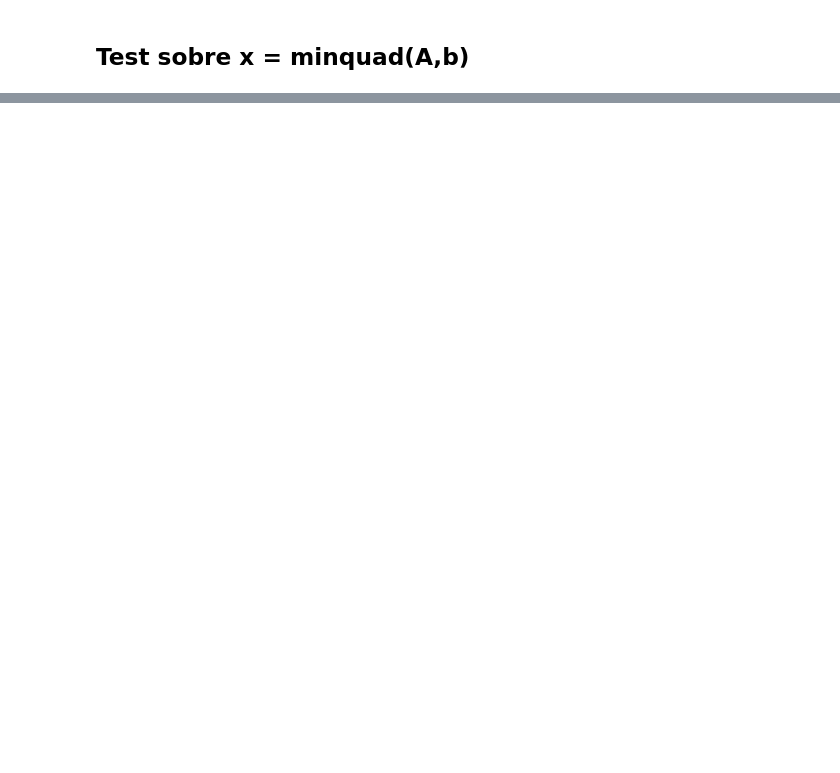
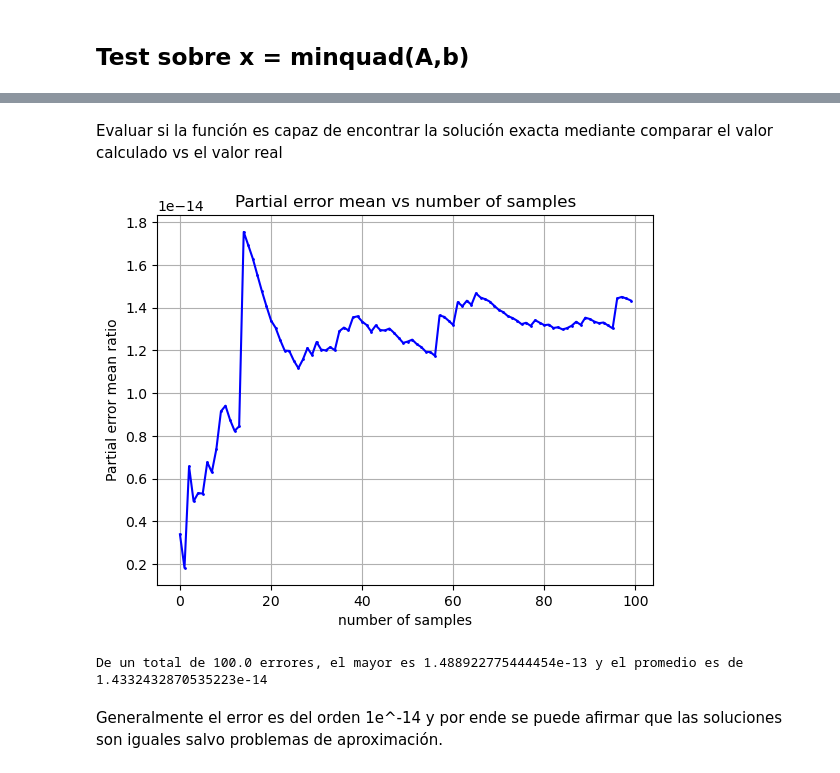
Before and after one commit to Darkrayyss/Tarea-1-Numerical-Analysis-II, a Jupyter notebook: Entregable_Informe1_Diego_Astaburuaga .ipynb, the cells around one changed output, grey strips where cells are left out. Drawn from its saved outputs; the diff is of its cells as text; code cells hidden in the pictures; blank space fills up the shorter version.

Commit message:
Revisar testeo pregunta 4 para otros valores
Todo debería estar en orden salvo errores menores en el código que tal vez afecten todo.

```diff
--- a/Entregable_Informe1_Diego_Astaburuaga .ipynb
+++ b/Entregable_Informe1_Diego_Astaburuaga .ipynb
@@ -63,7 +66,7 @@ def printif(text ,var=1):
 
 def qt(A, verbose=0):
     '''Return a representation of the factorization QA=T with Q mxm orthonormal and T matrix mxn triangular north-east
-     where W=(w_1,...,w_n)'''
+     where W=(w_1,...,w_n), verbose is for see the progress'''
     m, n = np.shape(A) # dimension
     # m<n error
     if m < n:
@@ -75,7 +78,7 @@ def qt(A, verbose=0):
         printif(f"-------------  k = {k}  -------------", verbose)
         x_k = np.copy(A[k:,k])
         # if it is trivial case: x_1 = b*e_1, we asume w_k = 0
-        if np.round(np.linalg.norm(x_k[1:], ord=2), 14) != 0:
+        if np.round(np.linalg.norm(x_k[1:], ord=2), 16) != 0:
             # lema 27
             printif("Calculating with lema 27", verbose)
             lmbda = -np.sign(x_k[0])
@@ -83,9 +86,8 @@ def qt(A, verbose=0):
             e_1 = np.eye(len(x_k), 1, dtype=int).flatten()
             W[k:,k] = x_k+sgm*e_1
             W[k:,k] /= np.linalg.norm(W[k:,k], ord=2)
-        printif(f"A:\n{A}", verbose)
+        printif(f"Transforming A, printed rounded by 15:\n{np.round(A, 15)}", verbose)
         # Calculate the new value of A by HB
-        printif(f"B:\n{A[k:,k:]}", verbose)
         wHB= np.matmul(np.transpose(np.reshape(W[k:,k],(-1,1))), A[k:,k:])
         A[k:,k:] -= 2*np.matmul(np.reshape(W[k:,k],(-1,1)), wHB) #w have norm 1 or 0
         printif(f"W:\n{W}", verbose)
@@ -191,7 +193,7 @@ def evalHouseholder(W,x):
         raise ValueError(f"Incongruent dimension, x has len {len(x)} while w vector are {m} dimensional")
     for k in range(n):
         #if w_k is not the null vector we work, in other case H_w_k = Identity
-        if np.round(np.linalg.norm(W[:,k], ord=2), 14) != 0:
+        if np.round(np.linalg.norm(W[:,k], ord=2), 16) != 0:
             innerproduct = np.matmul(np.transpose(W[k:,k]), x[k:])
             x[k:] -= 2*innerproduct*W[k:,k].reshape(np.shape(x[k:]))
     return x
@@ -213,10 +217,16 @@ En un tercer paso aplicamos las funciones de arriba al problema de calcular $x\i
 # %%
 # Creada en laboratorios anteriores
 def forward_substitution(U, b):
-    n = U.shape[0]
+    n = np.shape(U)[0]
     x = np.zeros(n)
 
     for i in range(n-1, -1, -1):
         x[i] = (b[i] - np.dot(U[i, i+1:], x[i+1:])) / U[i, i]
+    return x
 
+def minquad(A, b):
+    n= np.shape(A)[1]
+    W, T = qt(A)
+    B = evalHouseholder(W,b)
+    x = forward_substitution(T[:n,:n], B[:n])
     return x
@@ -279,0 +293,43 @@ y:
+# %% [markdown]
+Evaluar si la función es capaz de encontrar la solución exacta mediante comparar el valor calculado vs el valor real
+# %%
+k = 100 # Examples
+m_max = 200 # max size matrix
+
+errors = []
+partial_error_mean = []
+
+for i in range(k):
+    m = np.random.randint(1, m_max)
+    n = np.random.randint(1, m+1) # m>=n
+    A = np.random.rand(m, n)
+    x = np.random.rand(n) # real value
+
+    b = A@x
+    y = minquad(A, b) #calculate value
+
+    diff = np.linalg.norm(y - x, ord=2)
+    errors.append(diff)
+    if i == 0:
+        partial_error_mean.append(diff)
+    else:
+        partial_error_mean.append((diff+partial_error_mean[i-1]*i)/(i+1))
+
+indices = np.arange(len(partial_error_mean))
+plt.plot(indices, partial_error_mean, marker='o', linestyle='-', color='blue', markersize=1)
+plt.xlabel('number of samples')
+plt.ylabel('Partial error mean ratio')
+plt.title(f'Partial error mean vs number of samples')
+plt.grid(True)
+
+# Mostrar el gráfico
+plt.show()
+
+df =  pd.DataFrame(np.array(errors))
+description = df.describe()
+print(f"De un total de {description[0][0]} errores, el mayor es {description[0][-1]} y el promedio es de {description[0][1]}")
+# %% [output]
+[figure, added]
+De un total de 100.0 errores, el mayor es 1.488922775444454e-13 y el promedio es de 1.4332432870535223e-14
+# %% [markdown]
+Generalmente el error es del orden 1e^-14 y por ende se puede afirmar que las soluciones son iguales salvo problemas de aproximación.
```
Also changed, not shown: parts of 16 cells of this notebook, 1 other file.
